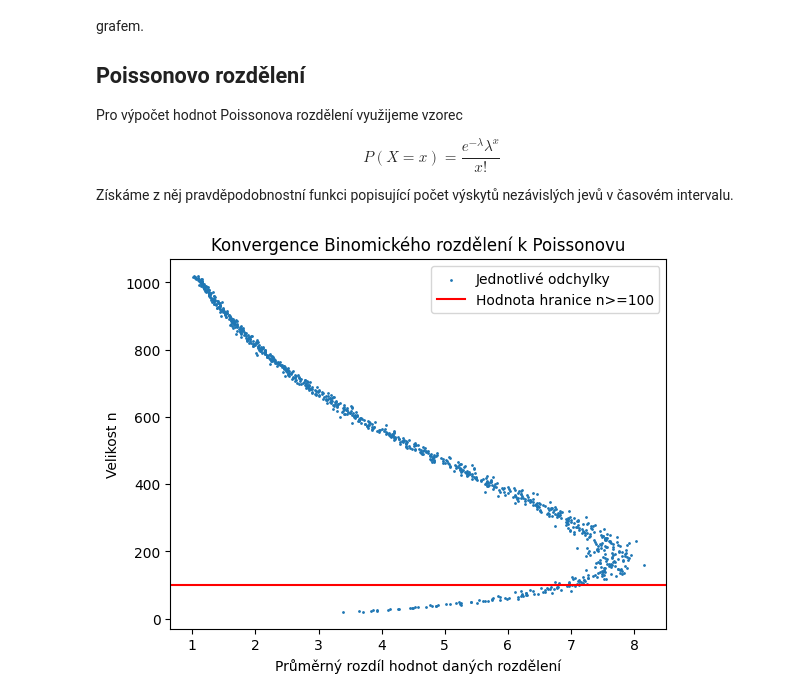
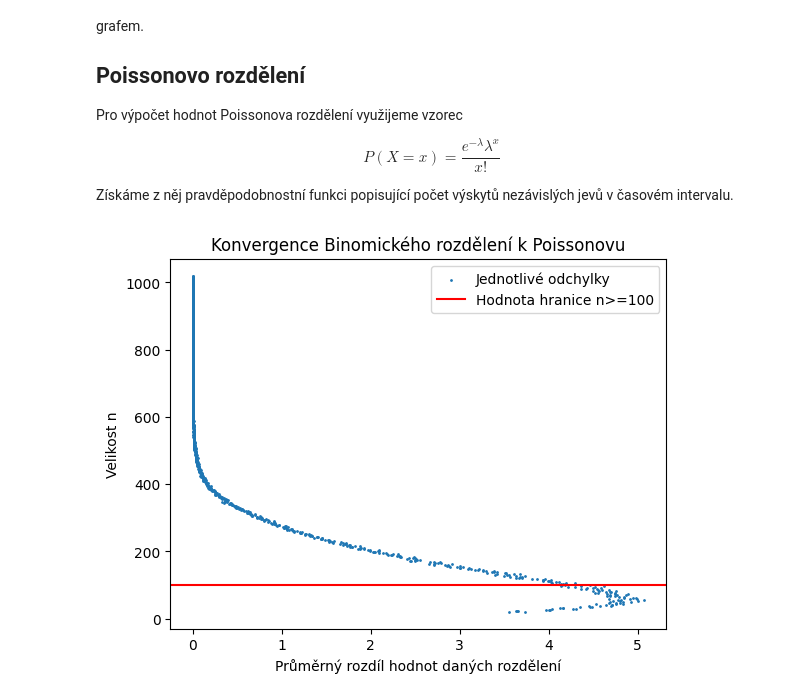
Before and after one commit to jakvitov/math_simulations, a Jupyter notebook: AproximaceRozdeleni.ipynb, the cells around one changed output. Cells and saved outputs as stored; diff of their text form; code cells hidden in the pictures.

```diff
--- a/AproximaceRozdeleni.ipynb
+++ b/AproximaceRozdeleni.ipynb
@@ -96,32 +96,32 @@ p = 0.9
 # Počet pokusů
 n = 20
 
 # Počet iterací simulace
 iterations = 1000
 
 for i in range(iterations):
 
   # Generujeme iter. hodnot binomického rozdělení
   binomial = np.random.binomial(n, p, size=iterations)
 
   # Generujeme iter. hodnot poissonova rozdělení
   poisson = np.random.poisson(n*p, size=iterations)
 
   # Určíme jejich průměrnou odchylku
   x_values.append(np.sum(abs(poisson-binomial))/iterations)
 
   y_values.append(n)
 
   n += 1
   # Hodnota pro průběžné klesání poměru n*p
-  p *= 0.993221
+  p *= 0.9783221
 
 plt.title("Konvergence Binomického rozdělení k Poissonovu")
 plt.xlabel("Průměrný rozdíl hodnot daných rozdělení")
 plt.ylabel("Velikost n")
 plt.scatter(x_values, y_values, s=1, label="Jednotlivé odchylky")
 plt.axhline(y = 100, color = 'r', linestyle = '-', label="Hodnota hranice n>=100")
 plt.legend()
 plt.show()
 # %% [output]
-[figure, old version]
+[figure, new version]
```
Also changed, not shown: parts of 1 cell of this notebook.
